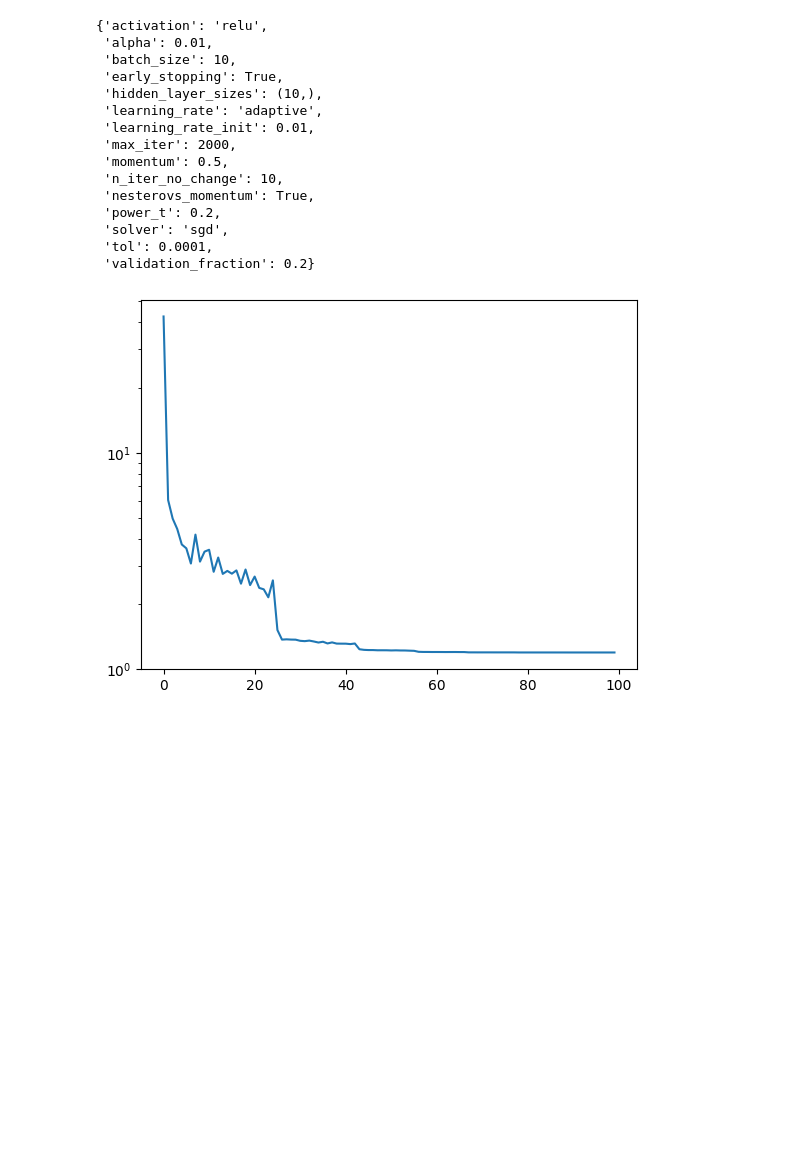
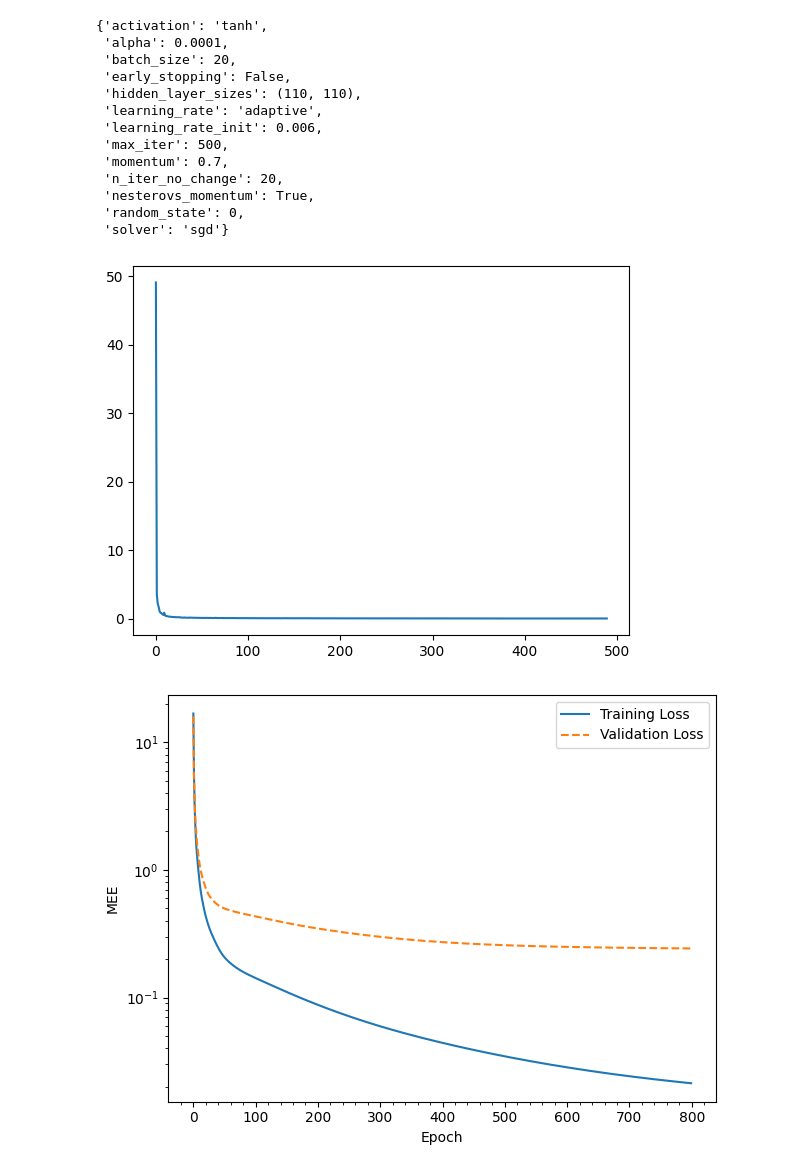
Before and after one commit to Ludovico-Iannello/ML-project, a Jupyter notebook: MLP-CUP.ipynb, the cells around one changed output. Cells and saved outputs as stored; diff of their text form; code cells hidden in the pictures; blank space fills up the shorter version.

```diff
--- a/MLP-CUP.ipynb
+++ b/MLP-CUP.ipynb
@@ -115,23 +144,21 @@ best_estimator = grid_search.best_estimator_
 
 
 plt.plot(best_estimator.loss_curve_)
-plt.yscale('log')
-#plt.plot(best_estimator.validation_scores_)
+#plt.yscale('log')
+
 grid_search.best_params_
 # %% [output]
-{'activation': 'relu',
- 'alpha': 0.01,
- 'batch_size': 10,
- 'early_stopping': True,
- 'hidden_layer_sizes': (10,),
+{'activation': 'tanh',
+ 'alpha': 0.0001,
+ 'batch_size': 20,
+ 'early_stopping': False,
+ 'hidden_layer_sizes': (110, 110),
  'learning_rate': 'adaptive',
- 'learning_rate_init': 0.01,
- 'max_iter': 2000,
- 'momentum': 0.5,
- 'n_iter_no_change': 10,
+ 'learning_rate_init': 0.006,
+ 'max_iter': 500,
+ 'momentum': 0.7,
+ 'n_iter_no_change': 20,
  'nesterovs_momentum': True,
- 'power_t': 0.2,
- 'solver': 'sgd',
- 'tol': 0.0001,
- 'validation_fraction': 0.2}
+ 'random_state': 0,
+ 'solver': 'sgd'}
-[figure, old version]
+[figure, new version]
@@ -137,0 +204,11 @@ grid_search.best_params_
+# %%
+plt.plot(train_loss, label='Training Loss')
+plt.plot(val_loss,linestyle='--', label='Validation Loss')
+plt.xlabel('Epoch')
+plt.ylabel('MEE')
+plt.legend()
+plt.tight_layout()
+plt.minorticks_on()
+plt.show()
+# %% [output]
+[figure, added]
```
Also changed, not shown: parts of 6 cells of this notebook, 7 other files.
